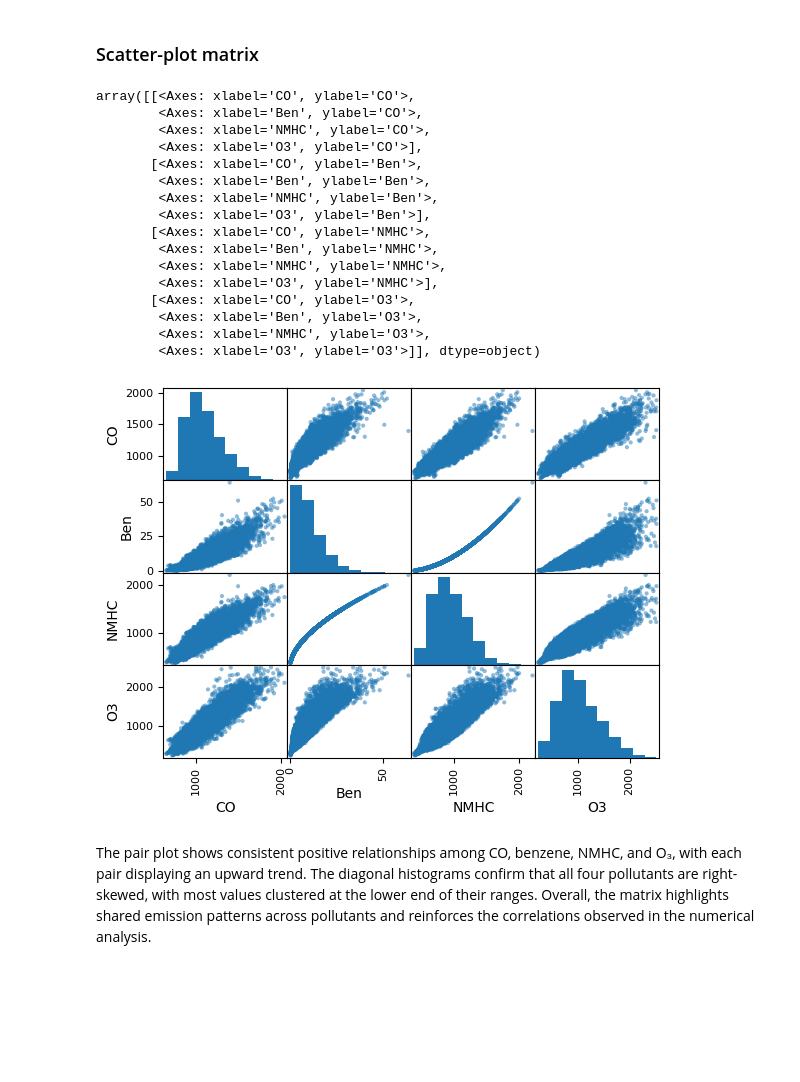
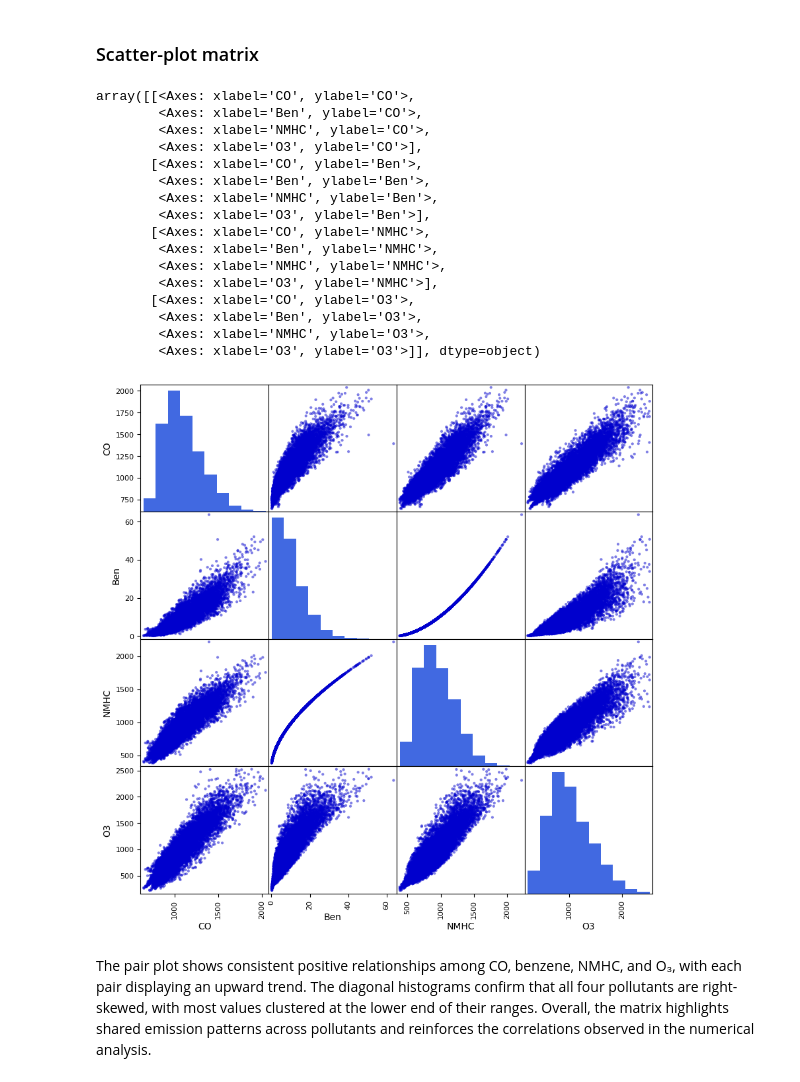
Before and after one commit to bingxiaochen/ST-554-Project1, a Jupyter notebook: Task2/Project1_Task2_Hui.ipynb, the cells around one changed output. Saved outputs shown, nothing was run; the diff lists cells and outputs as text; code cells hidden in the pictures; blank space fills up the shorter version.

Commit message:
Created another category summary table, improve the plot function, added more narrative to steps and a heatmap, and improved plot using Colab

```diff
--- a/Task2/Project1_Task2_Hui.ipynb
+++ b/Task2/Project1_Task2_Hui.ipynb
@@ -297,0 +327,11 @@ We divided temperature into four categories to examine how benzene concentration
+# %%
+# Divides CO levels into three intervals and label them 'low', 'medium', and 'high'
+# create a new column called CO_cat for the three categories
+X_df["CO_cat"] = pd.cut(X_df["CO"],
+    bins = [-float("inf"), 1000, 1200, float("inf")],
+    labels = ['Low', 'Medium', 'High'])
+X_df["CO_cat"].value_counts()
+
+# group benzene concentrations based on CO categories
+X_df.groupby("CO_cat", observed = True)["Ben"] \
+    .agg(["count", "mean", "median", "std", "min", "max"]).round(3)
@@ -500,25 +563,28 @@ The scatter plot shows a clear negative relationship between NOx and benzene. As
 ### Scatter-plot matrix
 # %%
 # creates a scatter‑plot matrix for the four pollutant cluster
-pd.plotting.scatter_matrix(X_df[["CO", "Ben", "NMHC", "O3"]])
+pd.plotting.scatter_matrix(X_df[["CO", "Ben", "NMHC", "O3"]],
+    figsize = (10,10),                    # define size of plot matrix
+    color = "mediumblue",                 # scatter color
+    hist_kwds={"color": "royalblue"})     # higtogram color
 # %% [output]
 array([[<Axes: xlabel='CO', ylabel='CO'>,
         <Axes: xlabel='Ben', ylabel='CO'>,
         <Axes: xlabel='NMHC', ylabel='CO'>,
         <Axes: xlabel='O3', ylabel='CO'>],
        [<Axes: xlabel='CO', ylabel='Ben'>,
         <Axes: xlabel='Ben', ylabel='Ben'>,
         <Axes: xlabel='NMHC', ylabel='Ben'>,
         <Axes: xlabel='O3', ylabel='Ben'>],
        [<Axes: xlabel='CO', ylabel='NMHC'>,
         <Axes: xlabel='Ben', ylabel='NMHC'>,
         <Axes: xlabel='NMHC', ylabel='NMHC'>,
         <Axes: xlabel='O3', ylabel='NMHC'>],
        [<Axes: xlabel='CO', ylabel='O3'>,
         <Axes: xlabel='Ben', ylabel='O3'>,
         <Axes: xlabel='NMHC', ylabel='O3'>,
         <Axes: xlabel='O3', ylabel='O3'>]], dtype=object)
-[figure, old version]
+[figure, new version]
 # %% [markdown]
 The pair plot shows consistent positive relationships among CO, benzene, NMHC, and O₃, with each pair displaying an upward trend. The diagonal histograms confirm that all four pollutants are right-skewed, with most values clustered at the lower end of their ranges. Overall, the matrix highlights shared emission patterns across pollutants and reinforces the correlations observed in the numerical analysis.
 # %% [markdown]
```
Also changed, not shown: parts of 44 cells of this notebook.
